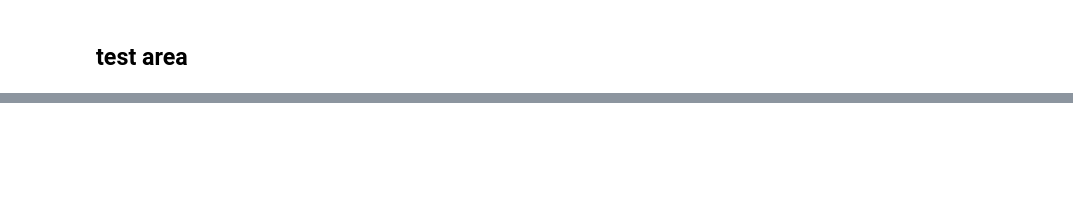
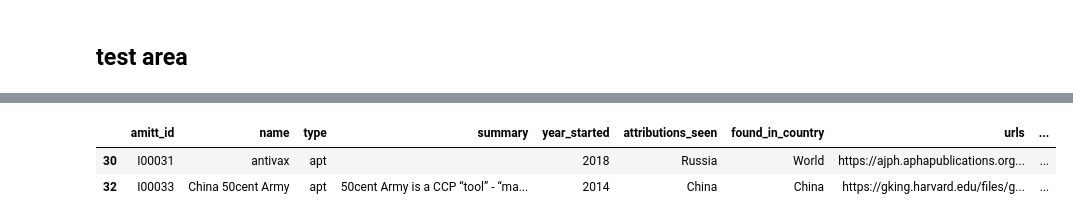
Before and after one commit to cogsec-collaborative/AMITT, a Jupyter notebook: HTML_GENERATING_CODE/AMITT_create_website_sql.ipynb, the cells around one changed output, grey strips where cells are left out. Saved outputs shown, nothing was run; the diff lists cells and outputs as text; code cells hidden in the pictures; blank space fills up the shorter version.

```diff
--- a/HTML_GENERATING_CODE/AMITT_create_website_sql.ipynb
+++ b/HTML_GENERATING_CODE/AMITT_create_website_sql.ipynb
@@ -165,0 +176,6 @@ newtable.to_sql('test2', engine)
+# %%
+dii[dii['type'] == 'apt']
+# %% [output]
+|  | amitt_id | name | type | summary | year_started | attributions_seen | found_in_country | urls | ... |
+| 30 | I00031 | antivax | apt |  | 2018 | Russia | World | https://ajph.aphapublications.org... | ... |
+| 32 | I00033 | China 50cent Army | apt | 50cent Army is a CCP “tool” - “ma... | 2014 | China | China | https://gking.harvard.edu/files/g... | ... |
```
Also changed, not shown: parts of 6 cells of this notebook, 3 other files.
